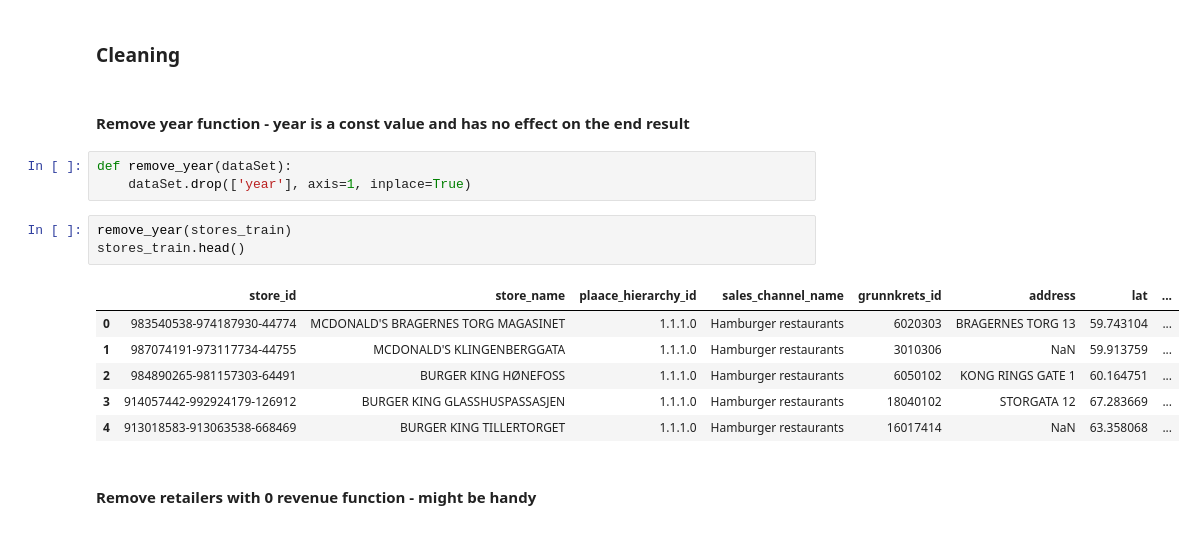
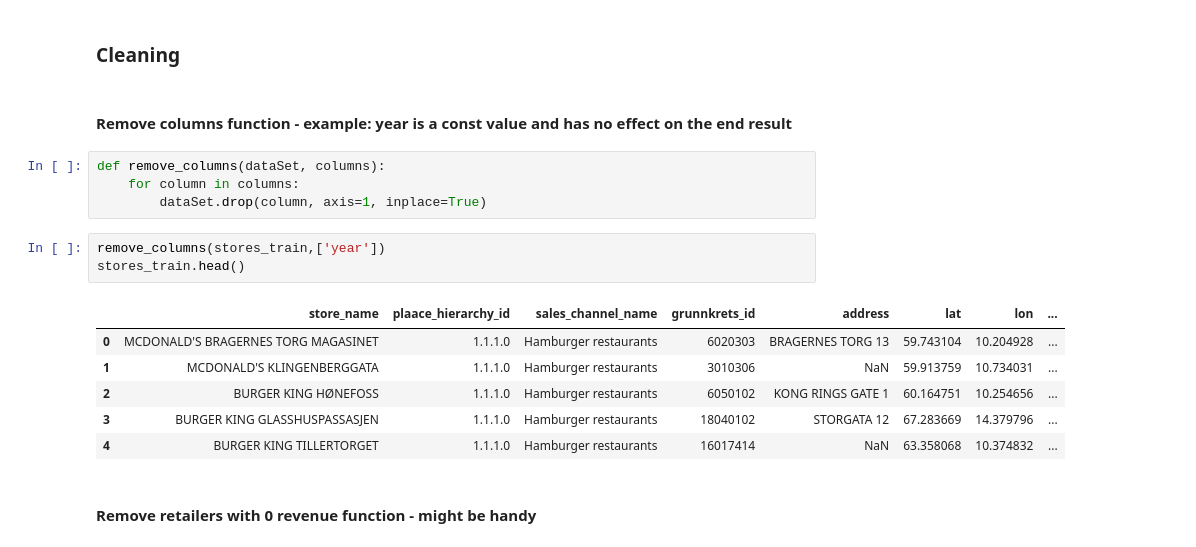
Before and after one commit to Bergis1610/MachineLearning-TDT4173-Project, a Jupyter notebook: LouisLangNB.ipynb, the cells around one changed output. Saved outputs shown, nothing was run; the diff lists cells and outputs as text.

```diff
--- a/LouisLangNB.ipynb
+++ b/LouisLangNB.ipynb
@@ -157,20 +100,21 @@ plt.show()
 # %% [markdown]
 ### Cleaning
 # %% [markdown]
-#### Remove year function - year is a const value and has no effect on the end result
+#### Remove columns function - example: year is a const value and has no effect on the end result
 # %%
-def remove_year(dataSet):
-    dataSet.drop(['year'], axis=1, inplace=True)
+def remove_columns(dataSet, columns):
+    for column in columns:
+        dataSet.drop(column, axis=1, inplace=True)
 # %%
-remove_year(stores_train)
+remove_columns(stores_train,['year'])
 stores_train.head()
 # %% [output]
-|  | store_id | store_name | plaace_hierarchy_id | sales_channel_name | grunnkrets_id | address | lat | ... |
-| 0 | 983540538-974187930-44774 | MCDONALD'S BRAGERNES TORG MAGASINET | 1.1.1.0 | Hamburger restaurants | 6020303 | BRAGERNES TORG 13 | 59.743104 | ... |
-| 1 | 987074191-973117734-44755 | MCDONALD'S KLINGENBERGGATA | 1.1.1.0 | Hamburger restaurants | 3010306 | NaN | 59.913759 | ... |
-| 2 | 984890265-981157303-64491 | BURGER KING HØNEFOSS | 1.1.1.0 | Hamburger restaurants | 6050102 | KONG RINGS GATE 1 | 60.164751 | ... |
-| 3 | 914057442-992924179-126912 | BURGER KING GLASSHUSPASSASJEN | 1.1.1.0 | Hamburger restaurants | 18040102 | STORGATA 12 | 67.283669 | ... |
-| 4 | 913018583-913063538-668469 | BURGER KING TILLERTORGET | 1.1.1.0 | Hamburger restaurants | 16017414 | NaN | 63.358068 | ... |
+|  | store_name | plaace_hierarchy_id | sales_channel_name | grunnkrets_id | address | lat | lon | ... |
+| 0 | MCDONALD'S BRAGERNES TORG MAGASINET | 1.1.1.0 | Hamburger restaurants | 6020303 | BRAGERNES TORG 13 | 59.743104 | 10.204928 | ... |
+| 1 | MCDONALD'S KLINGENBERGGATA | 1.1.1.0 | Hamburger restaurants | 3010306 | NaN | 59.913759 | 10.734031 | ... |
+| 2 | BURGER KING HØNEFOSS | 1.1.1.0 | Hamburger restaurants | 6050102 | KONG RINGS GATE 1 | 60.164751 | 10.254656 | ... |
+| 3 | BURGER KING GLASSHUSPASSASJEN | 1.1.1.0 | Hamburger restaurants | 18040102 | STORGATA 12 | 67.283669 | 14.379796 | ... |
+| 4 | BURGER KING TILLERTORGET | 1.1.1.0 | Hamburger restaurants | 16017414 | NaN | 63.358068 | 10.374832 | ... |
 # %% [markdown]
 #### Remove retailers with 0 revenue function - might be handy
 # %%
```
Also changed, not shown: parts of 33 cells of this notebook.
